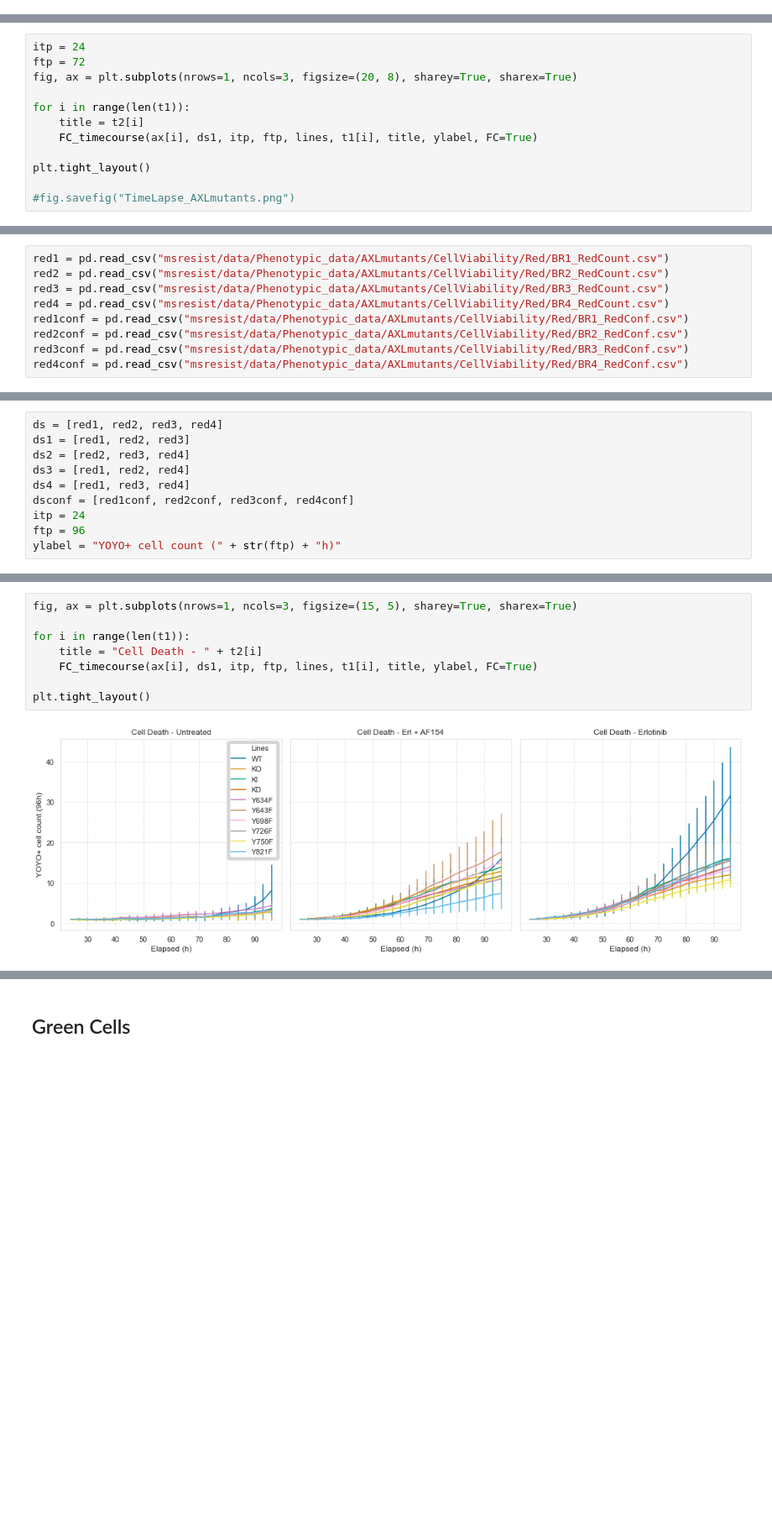
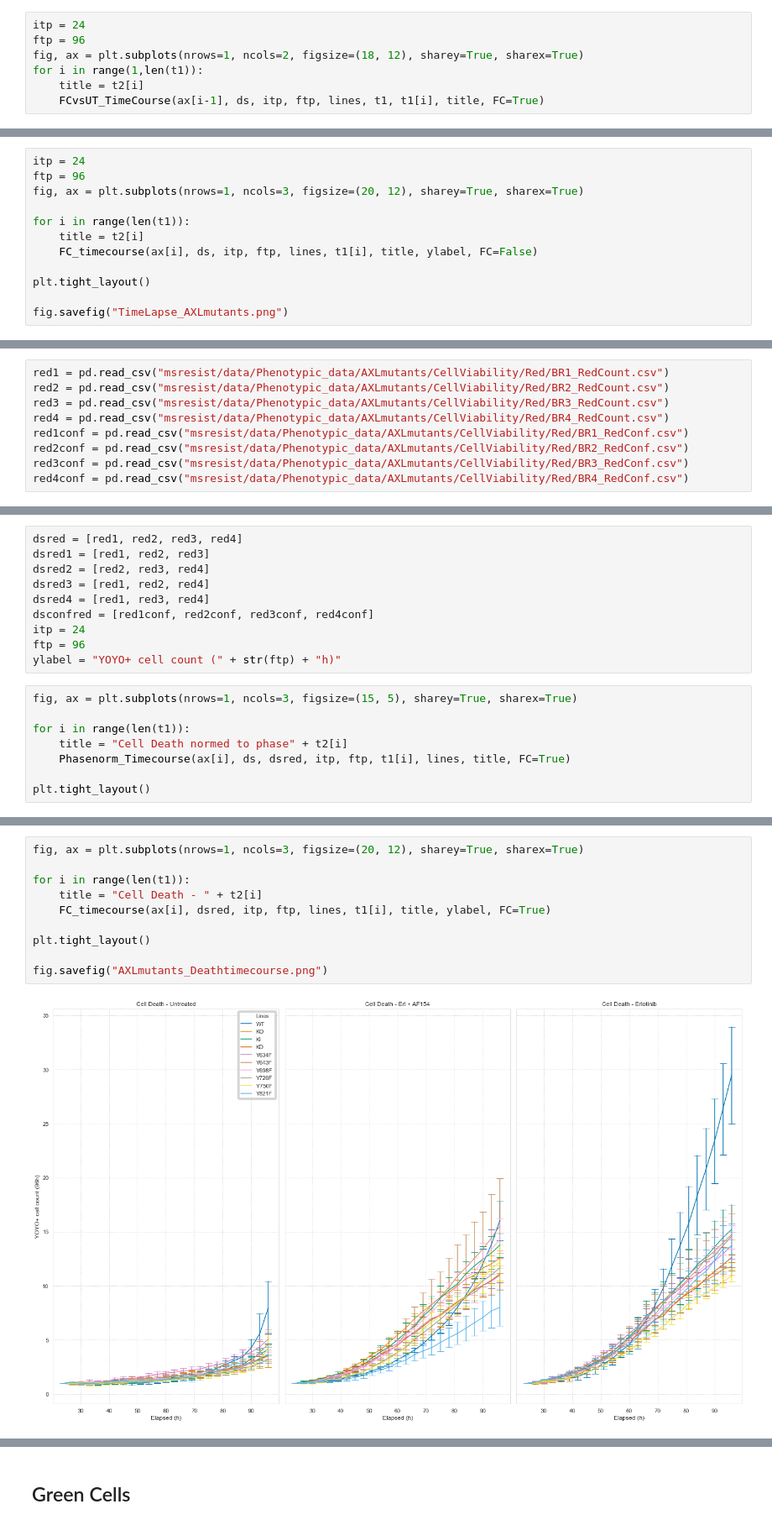
Before and after one commit to meyer-lab/DDMC, a Jupyter notebook: Fig1-CellViability.ipynb, the cells around one changed output, grey strips where cells are left out. Shown at 84% size. Cells and saved outputs as stored; diff of their text form; blank space fills up the shorter version.

```diff
--- a/Fig1-CellViability.ipynb
+++ b/Fig1-CellViability.ipynb
@@ -53,3 +53,10 @@ ds5 = [r2, r3]
 t1 = ['UT', "A/E", "-E"]
 t2 = ['Untreated', "Erl + AF154", "Erlotinib"]
 ylabel = "fold-change confluency"
+# %%
+itp = 24
+ftp = 96
+fig, ax = plt.subplots(nrows=1, ncols=2, figsize=(18, 12), sharey=True, sharex=True)
+for i in range(1,len(t1)):
+    title = t2[i]
+    FCvsUT_TimeCourse(ax[i-1], ds, itp, ftp, lines, t1, t1[i], title, FC=True)
@@ -56,13 +65,13 @@ ylabel = "fold-change confluency"
 # %%
 itp = 24
-ftp = 72
-fig, ax = plt.subplots(nrows=1, ncols=3, figsize=(20, 8), sharey=True, sharex=True)
+ftp = 96
+fig, ax = plt.subplots(nrows=1, ncols=3, figsize=(20, 12), sharey=True, sharex=True)
 
 for i in range(len(t1)):
     title = t2[i]
-    FC_timecourse(ax[i], ds1, itp, ftp, lines, t1[i], title, ylabel, FC=True)
+    FC_timecourse(ax[i], ds, itp, ftp, lines, t1[i], title, ylabel, FC=False)
 
 plt.tight_layout()
 
-#fig.savefig("TimeLapse_AXLmutants.png")
+fig.savefig("TimeLapse_AXLmutants.png")
 # %% [output]
@@ -113,10 +120,18 @@ ftp = 72
 # %%
-ds = [red1, red2, red3, red4]
-ds1 = [red1, red2, red3]
-ds2 = [red2, red3, red4]
-ds3 = [red1, red2, red4]
-ds4 = [red1, red3, red4]
-dsconf = [red1conf, red2conf, red3conf, red4conf]
+dsred = [red1, red2, red3, red4]
+dsred1 = [red1, red2, red3]
+dsred2 = [red2, red3, red4]
+dsred3 = [red1, red2, red4]
+dsred4 = [red1, red3, red4]
+dsconfred = [red1conf, red2conf, red3conf, red4conf]
 itp = 24
 ftp = 96
 ylabel = "YOYO+ cell count (" + str(ftp) + "h)"
+# %%
+fig, ax = plt.subplots(nrows=1, ncols=3, figsize=(15, 5), sharey=True, sharex=True)
+
+for i in range(len(t1)):
+    title = "Cell Death normed to phase" + t2[i]
+    Phasenorm_Timecourse(ax[i], ds, dsred, itp, ftp, t1[i], lines, title, FC=True)
+
+plt.tight_layout()
@@ -123,13 +140,15 @@ ylabel = "YOYO+ cell count (" + str(ftp) + "h)"
 # %%
-fig, ax = plt.subplots(nrows=1, ncols=3, figsize=(15, 5), sharey=True, sharex=True)
+fig, ax = plt.subplots(nrows=1, ncols=3, figsize=(20, 12), sharey=True, sharex=True)
 
 for i in range(len(t1)):
     title = "Cell Death - " + t2[i]
-    FC_timecourse(ax[i], ds1, itp, ftp, lines, t1[i], title, ylabel, FC=True)
+    FC_timecourse(ax[i], dsred, itp, ftp, lines, t1[i], title, ylabel, FC=True)
 
 plt.tight_layout()
+
+fig.savefig("AXLmutants_Deathtimecourse.png")
 # %% [output]
-[figure, old version]
+[figure, new version]
 # %%
 fig, ax = plt.subplots(nrows=1, ncols=2, figsize=(15, 5))
 
```
Also changed, not shown: parts of 11 cells of this notebook, 5 other files.
